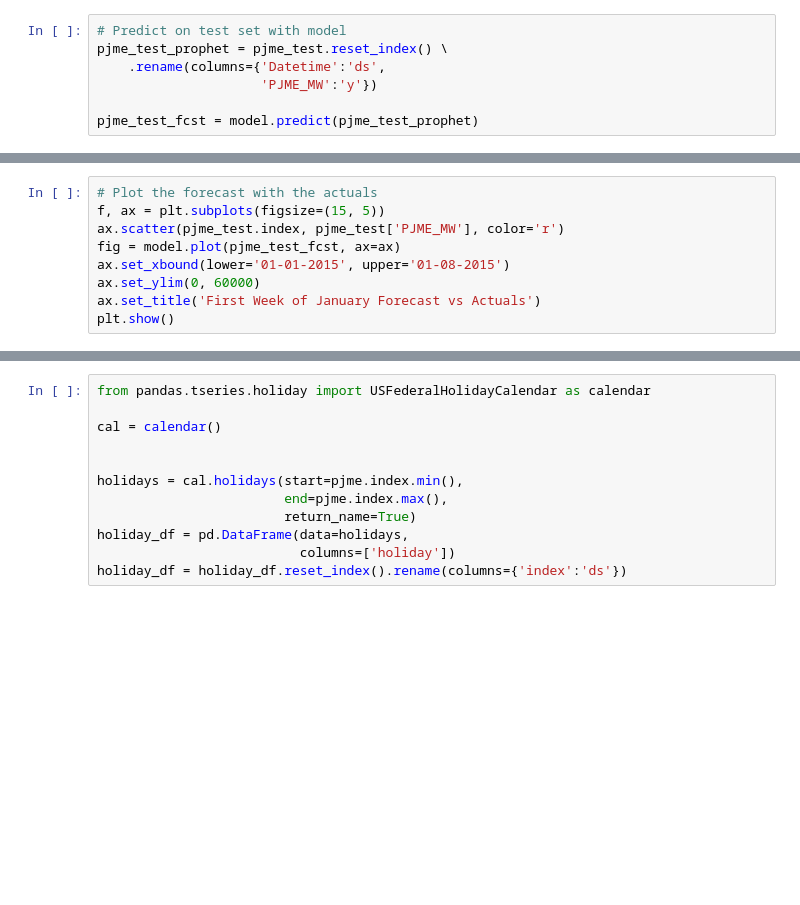
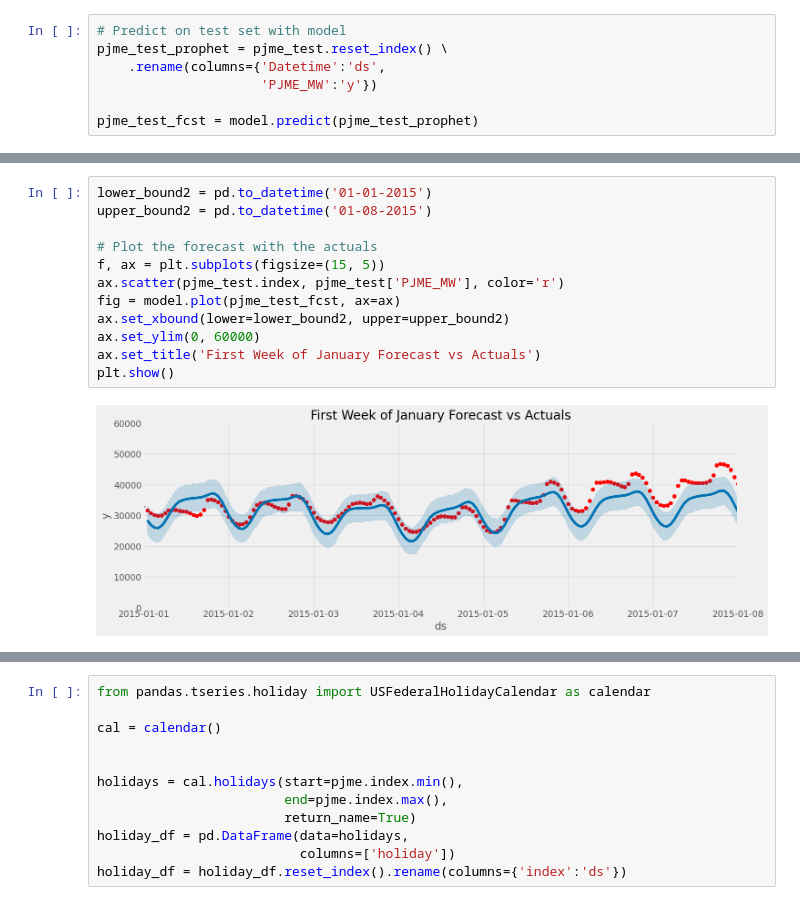
Before and after one commit to En1gma02/PJME_TimeSeries_Prophet, a Jupyter notebook: Time_Series_forecasting_with_Prophet.ipynb, the cells around one changed output, grey strips where cells are left out. Cells and saved outputs as stored; diff of their text form; blank space fills up the shorter version.

```diff
--- a/Time_Series_forecasting_with_Prophet.ipynb
+++ b/Time_Series_forecasting_with_Prophet.ipynb
@@ -85,12 +121,17 @@ plot = plt.suptitle('January 2015 Forecast vs Actuals')
 # %%
+lower_bound2 = pd.to_datetime('01-01-2015')
+upper_bound2 = pd.to_datetime('01-08-2015')
+
 # Plot the forecast with the actuals
 f, ax = plt.subplots(figsize=(15, 5))
 ax.scatter(pjme_test.index, pjme_test['PJME_MW'], color='r')
 fig = model.plot(pjme_test_fcst, ax=ax)
-ax.set_xbound(lower='01-01-2015', upper='01-08-2015')
+ax.set_xbound(lower=lower_bound2, upper=upper_bound2)
 ax.set_ylim(0, 60000)
 ax.set_title('First Week of January Forecast vs Actuals')
 plt.show()
+# %% [output]
+[figure, added]
 # %%
 np.sqrt(mean_squared_error(y_true=pjme_test['PJME_MW'],
                    y_pred=pjme_test_fcst['yhat']))
```
Also changed, not shown: parts of 20 cells of this notebook.
